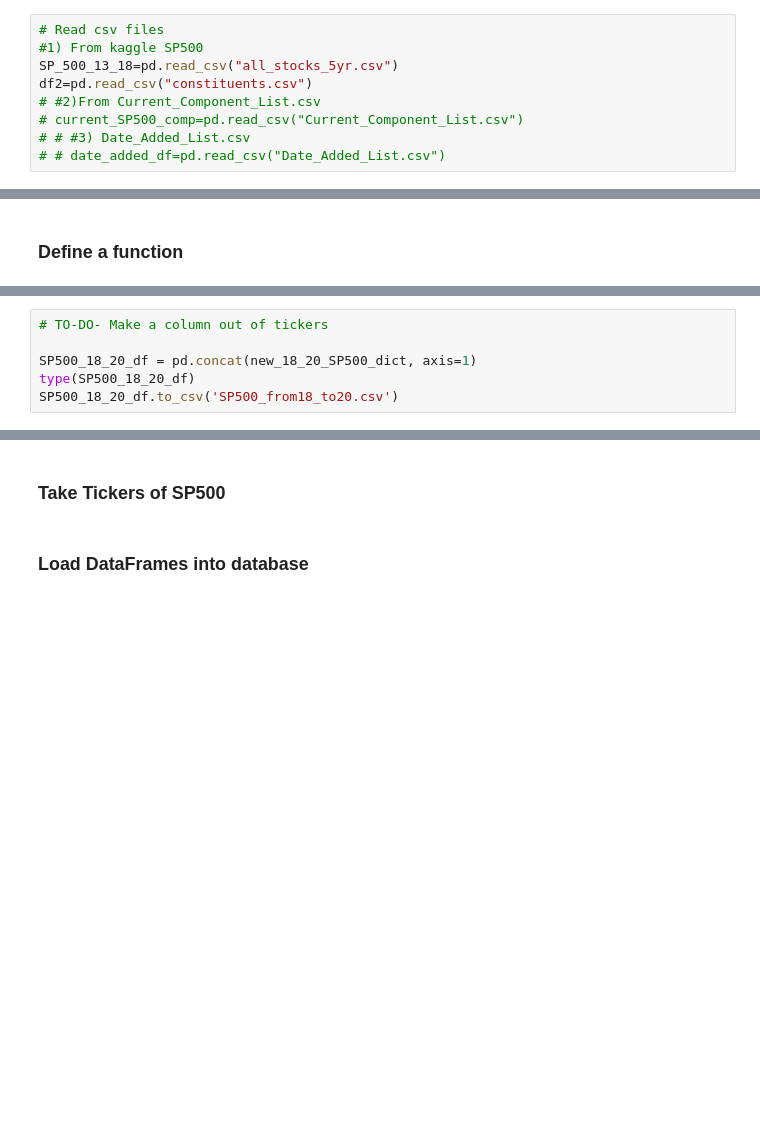
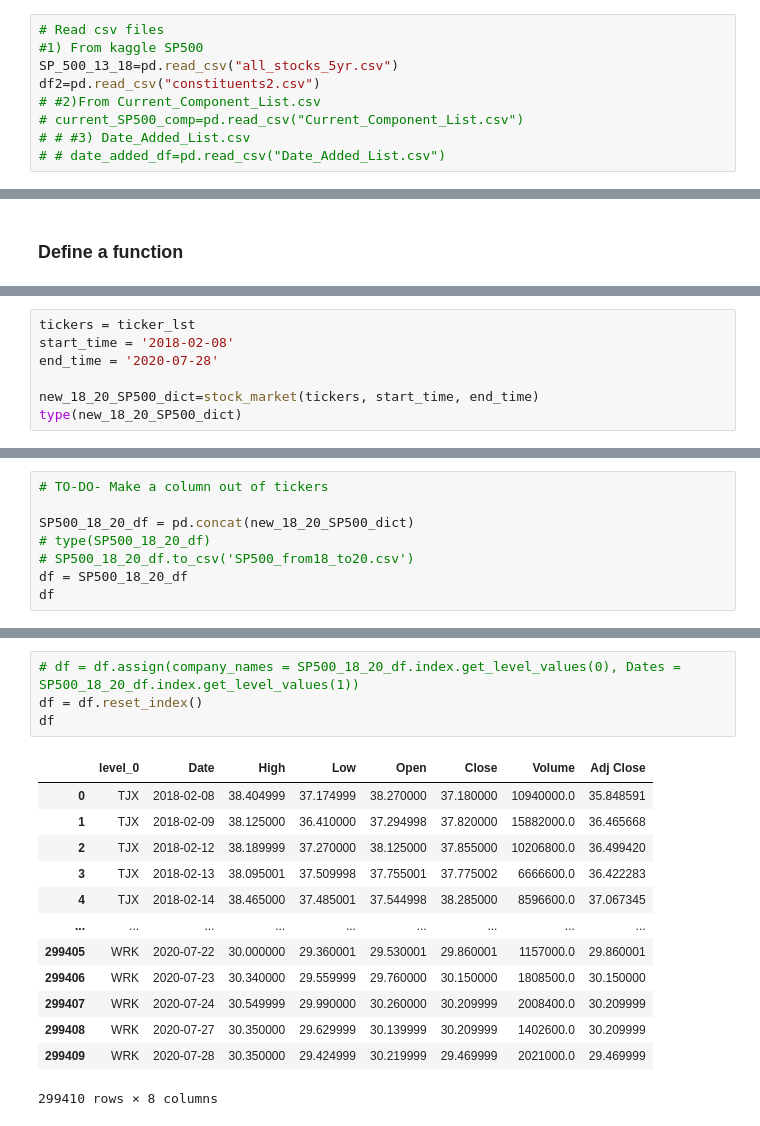
Before and after one commit to mguner-data/ETL-Project-SP500, a Jupyter notebook: Yahoo_Finance_Data.ipynb, the cells around one changed output, grey strips where cells are left out. Saved outputs shown, nothing was run; the diff lists cells and outputs as text; blank space fills up the shorter version.

```diff
--- a/Yahoo_Finance_Data.ipynb
+++ b/Yahoo_Finance_Data.ipynb
@@ -12,7 +14,7 @@ import matplotlib.dates as mdates
 # Read csv files
 #1) From kaggle SP500
 SP_500_13_18=pd.read_csv("all_stocks_5yr.csv")
-df2=pd.read_csv("constituents.csv")
+df2=pd.read_csv("constituents2.csv")
 # #2)From Current_Component_List.csv
 # current_SP500_comp=pd.read_csv("Current_Component_List.csv")
 # # #3) Date_Added_List.csv
@@ -55,0 +87,7 @@ type(new_18_20_SP500_dict)
+# %%
+tickers = ticker_lst
+start_time = '2018-02-08'
+end_time = '2020-07-28'
+
+new_18_20_SP500_dict=stock_market(tickers, start_time, end_time)
+type(new_18_20_SP500_dict)
@@ -56,6 +113,8 @@ type(new_18_20_SP500_dict)
 # %%
 # TO-DO- Make a column out of tickers
 
-SP500_18_20_df = pd.concat(new_18_20_SP500_dict, axis=1)
-type(SP500_18_20_df)
-SP500_18_20_df.to_csv('SP500_from18_to20.csv')
+SP500_18_20_df = pd.concat(new_18_20_SP500_dict)
+# type(SP500_18_20_df)
+# SP500_18_20_df.to_csv('SP500_from18_to20.csv')
+df = SP500_18_20_df
+df
@@ -62,4 +136,18 @@ SP500_18_20_df.to_csv('SP500_from18_to20.csv')
-# %% [markdown]
-### Take Tickers of SP500
-# %% [markdown]
-### Load DataFrames into database
+# %%
+# df = df.assign(company_names = SP500_18_20_df.index.get_level_values(0), Dates = SP500_18_20_df.index.get_level_values(1))
+df = df.reset_index()
+df
+# %% [output]
+|  | level_0 | Date | High | Low | Open | Close | Volume | Adj Close |
+| 0 | TJX | 2018-02-08 | 38.404999 | 37.174999 | 38.270000 | 37.180000 | 10940000.0 | 35.848591 |
+| 1 | TJX | 2018-02-09 | 38.125000 | 36.410000 | 37.294998 | 37.820000 | 15882000.0 | 36.465668 |
+| 2 | TJX | 2018-02-12 | 38.189999 | 37.270000 | 38.125000 | 37.855000 | 10206800.0 | 36.499420 |
+| 3 | TJX | 2018-02-13 | 38.095001 | 37.509998 | 37.755001 | 37.775002 | 6666600.0 | 36.422283 |
+| 4 | TJX | 2018-02-14 | 38.465000 | 37.485001 | 37.544998 | 38.285000 | 8596600.0 | 37.067345 |
+| ... | ... | ... | ... | ... | ... | ... | ... | ... |
+| 299405 | WRK | 2020-07-22 | 30.000000 | 29.360001 | 29.530001 | 29.860001 | 1157000.0 | 29.860001 |
+| 299406 | WRK | 2020-07-23 | 30.340000 | 29.559999 | 29.760000 | 30.150000 | 1808500.0 | 30.150000 |
+| 299407 | WRK | 2020-07-24 | 30.549999 | 29.990000 | 30.260000 | 30.209999 | 2008400.0 | 30.209999 |
+| 299408 | WRK | 2020-07-27 | 30.350000 | 29.629999 | 30.139999 | 30.209999 | 1402600.0 | 30.209999 |
+| 299409 | WRK | 2020-07-28 | 30.350000 | 29.424999 | 30.219999 | 29.469999 | 2021000.0 | 29.469999 |
+299410 rows × 8 columns
```
Also changed, not shown: parts of 12 cells of this notebook, 1 other file.
